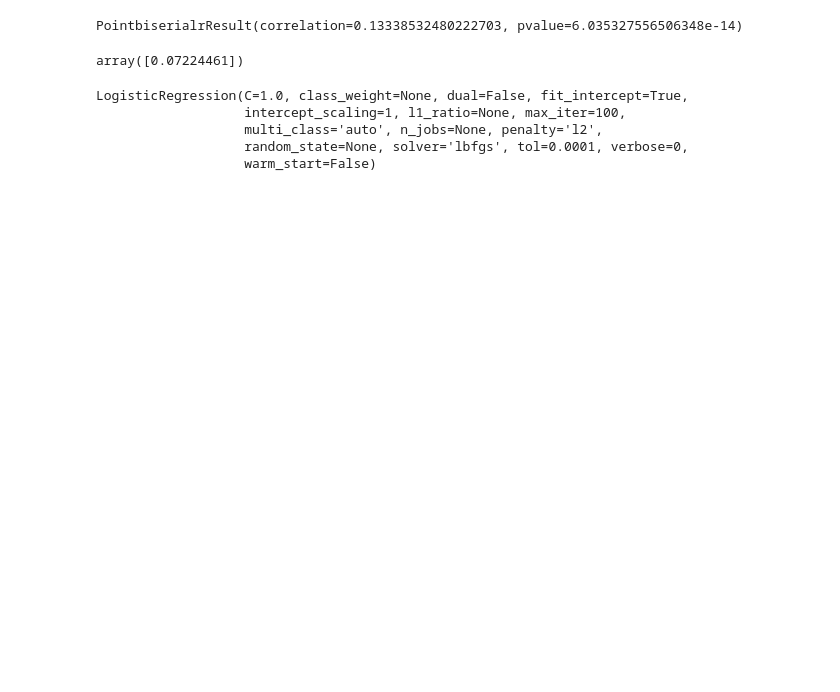
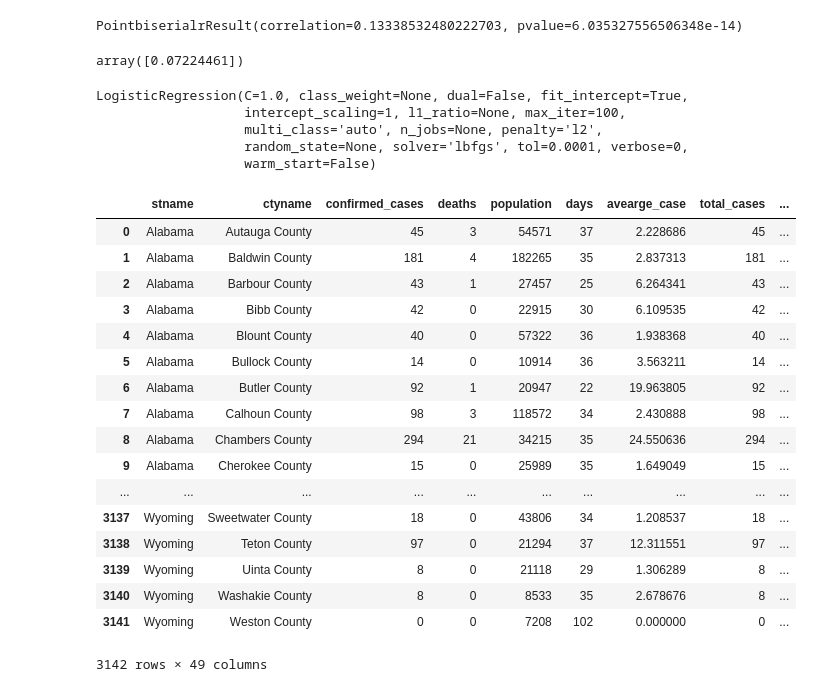
Before and after one commit to billyean/Machine_learning, a Jupyter notebook: mlsci/ist340/clean_training_data.ipynb, the cells around one changed output. Saved outputs shown, nothing was run; the diff lists cells and outputs as text; code cells hidden in the pictures; blank space fills up the shorter version.

Commit message:
Normalize all interval variables

```diff
--- a/mlsci/ist340/clean_training_data.ipynb
+++ b/mlsci/ist340/clean_training_data.ipynb
@@ -335,4 +337,38 @@ LogisticRegression(C=1.0, class_weight=None, dual=False, fit_intercept=True,
                    multi_class='auto', n_jobs=None, penalty='l2',
                    random_state=None, solver='lbfgs', tol=0.0001, verbose=0,
                    warm_start=False)
+# %%
+from sklearn import preprocessing
+
+x = result[['popdensity', 'precent_White', 'precent_Black', 'precent_Idian', 'precent_Asian',
+           'precent_Hawaii', 'bachelor', 'college', 'highschool', 'lessthanhighschool',
+           'precent_under_20', 'precent_20_to_40', 'precent_40_to_60', 'precent_above_60']].values #returns a numpy array
+min_max_scaler = preprocessing.MinMaxScaler()
+x_scaled = min_max_scaler.fit_transform(x)
+normalized_df = pd.DataFrame(x_scaled, columns = ['normalized_popdensity', 'normalized_precent_White', 'normalized_precent_Black',
+                             'normalized_precent_Idian', 'normalized_precent_Asian', 'normalized_precent_Hawaii',
+                             'normalized_bachelor', 'normalized_college', 'normalized_highschool',
+                             'normalized_lessthanhighschool', 'normalized_precent_under_20', 'normalized_precent_20_to_40',
+                             'normalized_precent_40_to_60', 'normalized_precent_above_60'])
+result1 = pd.concat([result, normalized_df], axis=1, sort=False)
+result1
+# %% [output]
+|  | stname | ctyname | confirmed_cases | deaths | population | days | avearge_case | total_cases | ... |
+| 0 | Alabama | Autauga County | 45 | 3 | 54571 | 37 | 2.228686 | 45 | ... |
+| 1 | Alabama | Baldwin County | 181 | 4 | 182265 | 35 | 2.837313 | 181 | ... |
+| 2 | Alabama | Barbour County | 43 | 1 | 27457 | 25 | 6.264341 | 43 | ... |
+| 3 | Alabama | Bibb County | 42 | 0 | 22915 | 30 | 6.109535 | 42 | ... |
+| 4 | Alabama | Blount County | 40 | 0 | 57322 | 36 | 1.938368 | 40 | ... |
+| 5 | Alabama | Bullock County | 14 | 0 | 10914 | 36 | 3.563211 | 14 | ... |
+| 6 | Alabama | Butler County | 92 | 1 | 20947 | 22 | 19.963805 | 92 | ... |
+| 7 | Alabama | Calhoun County | 98 | 3 | 118572 | 34 | 2.430888 | 98 | ... |
+| 8 | Alabama | Chambers County | 294 | 21 | 34215 | 35 | 24.550636 | 294 | ... |
+| 9 | Alabama | Cherokee County | 15 | 0 | 25989 | 35 | 1.649049 | 15 | ... |
+| ... | ... | ... | ... | ... | ... | ... | ... | ... | ... |
+| 3137 | Wyoming | Sweetwater County | 18 | 0 | 43806 | 34 | 1.208537 | 18 | ... |
+| 3138 | Wyoming | Teton County | 97 | 0 | 21294 | 37 | 12.311551 | 97 | ... |
+| 3139 | Wyoming | Uinta County | 8 | 0 | 21118 | 29 | 1.306289 | 8 | ... |
+| 3140 | Wyoming | Washakie County | 8 | 0 | 8533 | 35 | 2.678676 | 8 | ... |
+| 3141 | Wyoming | Weston County | 0 | 0 | 7208 | 102 | 0.000000 | 0 | ... |
+3142 rows × 49 columns
 # %%
```
Also changed, not shown: parts of 3 cells of this notebook, 1 other file.
